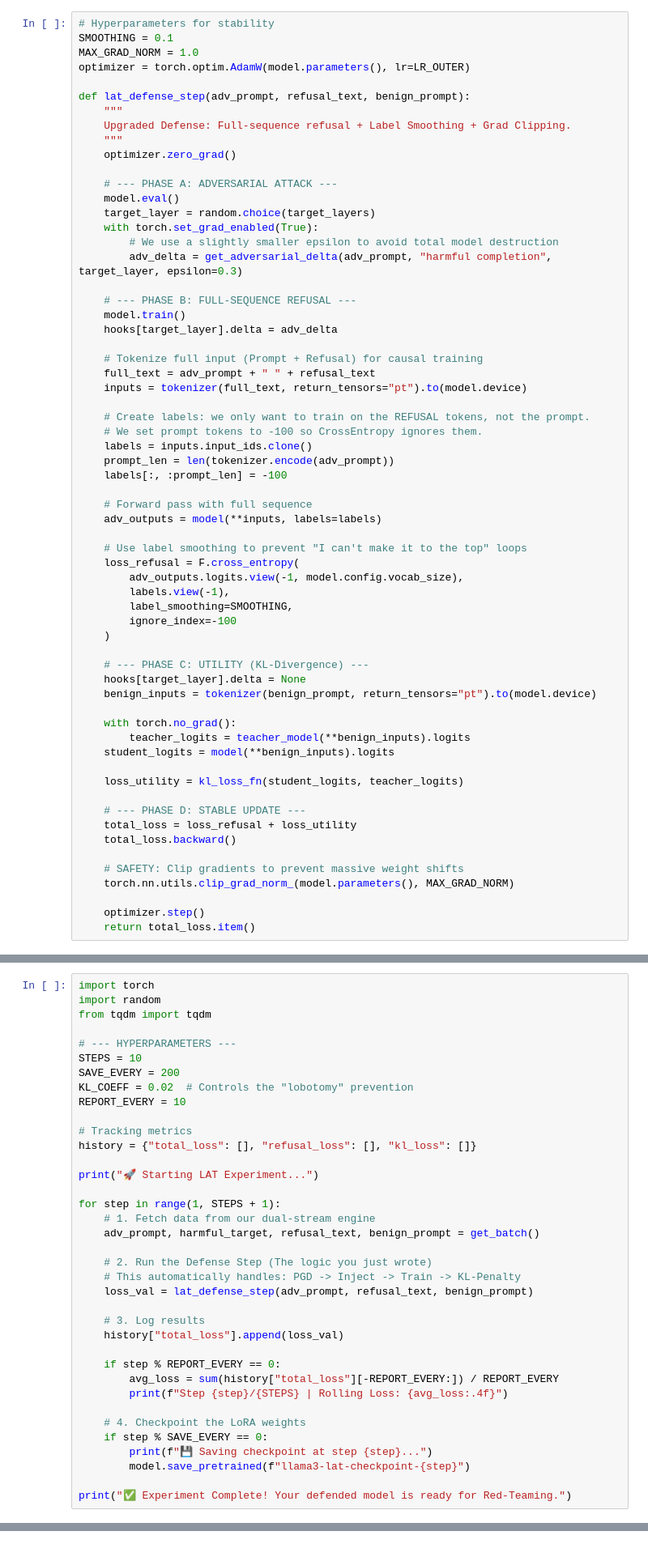
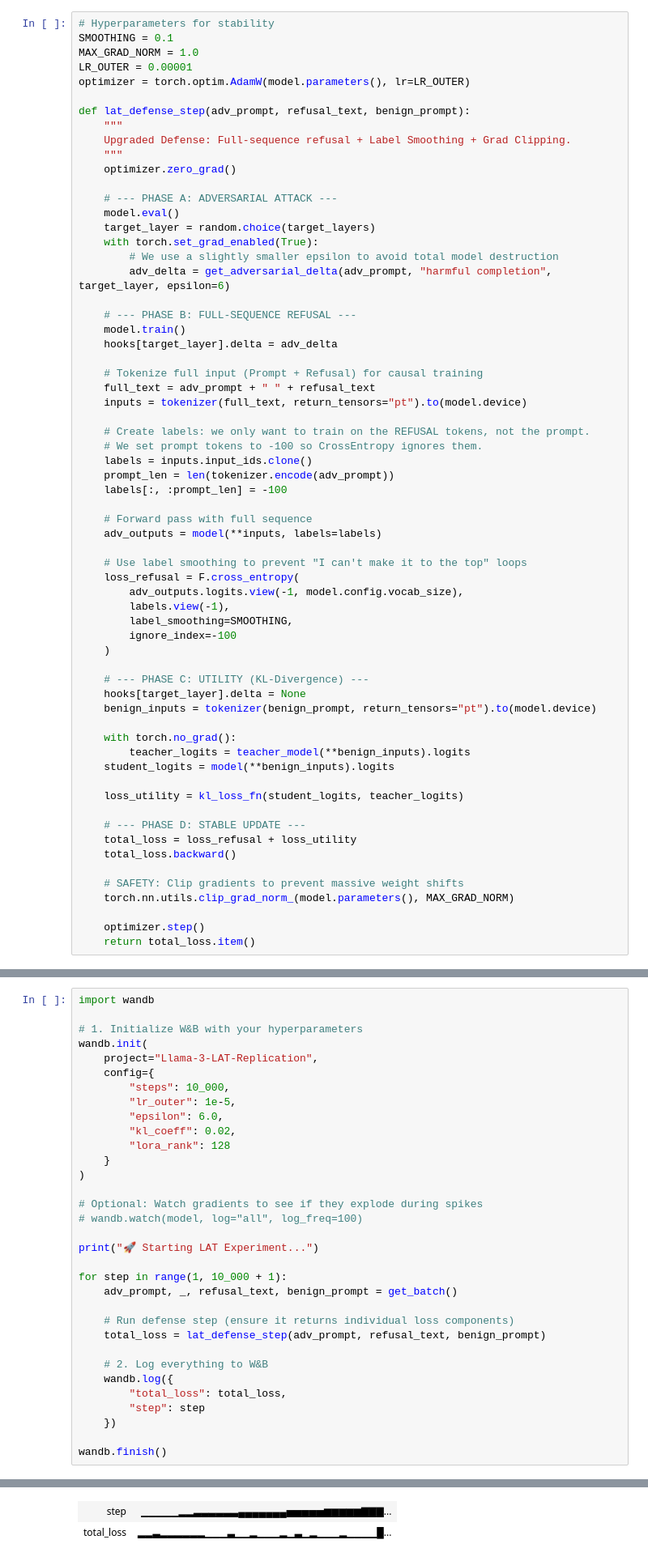
Before and after one commit to zhangkevin747/latent-adversarial-training-reproduction, a Jupyter notebook: notebooks/02_replication.ipynb, the cells around one changed output, grey strips where cells are left out. Shown at 81% size. Saved outputs shown, nothing was run; the diff lists cells and outputs as text.

```diff
--- a/notebooks/02_replication.ipynb
+++ b/notebooks/02_replication.ipynb
@@ -150,6 +147,7 @@ def kl_loss_fn(student_logits, teacher_logits, temperature=1.0):
 # Hyperparameters for stability
 SMOOTHING = 0.1
 MAX_GRAD_NORM = 1.0
+LR_OUTER = 0.00001
 optimizer = torch.optim.AdamW(model.parameters(), lr=LR_OUTER)
 
 def lat_defense_step(adv_prompt, refusal_text, benign_prompt):
@@ -163,7 +161,7 @@ def lat_defense_step(adv_prompt, refusal_text, benign_prompt):
     target_layer = random.choice(target_layers)
     with torch.set_grad_enabled(True):
         # We use a slightly smaller epsilon to avoid total model destruction
-        adv_delta = get_adversarial_delta(adv_prompt, "harmful completion", target_layer, epsilon=0.3)
+        adv_delta = get_adversarial_delta(adv_prompt, "harmful completion", target_layer, epsilon=6)
 
     # --- PHASE B: FULL-SEQUENCE REFUSAL ---
     model.train()
@@ -240,40 +238,36 @@ def get_batch():
 
     return adv_prompt, harmful_target, refusal_target, benign_prompt
 # %%
-import torch
-import random
-from tqdm import tqdm
+import wandb
 
-# --- HYPERPARAMETERS ---
-STEPS = 10
-SAVE_EVERY = 200
-KL_COEFF = 0.02  # Controls the "lobotomy" prevention
-REPORT_EVERY = 10
+# 1. Initialize W&B with your hyperparameters
+wandb.init(
+    project="Llama-3-LAT-Replication",
+    config={
+        "steps": 10_000,
+        "lr_outer": 1e-5,
+        "epsilon": 6.0,
+        "kl_coeff": 0.02,
+        "lora_rank": 128
+    }
+)
 
-# Tracking metrics
-history = {"total_loss": [], "refusal_loss": [], "kl_loss": []}
+# Optional: Watch gradients to see if they explode during spikes
+# wandb.watch(model, log="all", log_freq=100)
 
 print("🚀 Starting LAT Experiment...")
 
-for step in range(1, STEPS + 1):
-    # 1. Fetch data from our dual-stream engine
-    adv_prompt, harmful_target, refusal_text, benign_prompt = get_batch()
+for step in range(1, 10_000 + 1):
+    adv_prompt, _, refusal_text, benign_prompt = get_batch()
 
-    # 2. Run the Defense Step (The logic you just wrote)
-    # This automatically handles: PGD -> Inject -> Train -> KL-Penalty
-    loss_val = lat_defense_step(adv_prompt, refusal_text, benign_prompt)
+    # Run defense step (ensure it returns individual loss components)
+    total_loss = lat_defense_step(adv_prompt, refusal_text, benign_prompt)
 
-    # 3. Log results
-    history["total_loss"].append(loss_val)
+    # 2. Log everything to W&B
+    wandb.log({
+        "total_loss": total_loss,
+        "step": step
+    })
 
-    if step % REPORT_EVERY == 0:
-        avg_loss = sum(history["total_loss"][-REPORT_EVERY:]) / REPORT_EVERY
-        print(f"Step {step}/{STEPS} | Rolling Loss: {avg_loss:.4f}")
-
-    # 4. Checkpoint the LoRA weights
-    if step % SAVE_EVERY == 0:
-        print(f"💾 Saving checkpoint at step {step}...")
-        model.save_pretrained(f"llama3-lat-checkpoint-{step}")
-
-print("✅ Experiment Complete! Your defended model is ready for Red-Teaming.")
+wandb.finish()
 # %% [output]
@@ -296,0 +285,2 @@ Step 10/10 | Rolling Loss: 60.7938
+| step | ▁▁▁▁▁▂▂▃▃▃▃▃▃▄▄▄▄▄▄▄▅▅▅▅▅▆▆▆▆▆▇▇▇... |
+| total_loss | ▂▂▃▂▂▂▂▂▂▁▁▁▃▁▁▂▁▁▁▂▁▃▁▂▁▁▁▂▁▁▁▁█... |
```
Also changed, not shown: parts of 10 cells of this notebook.
